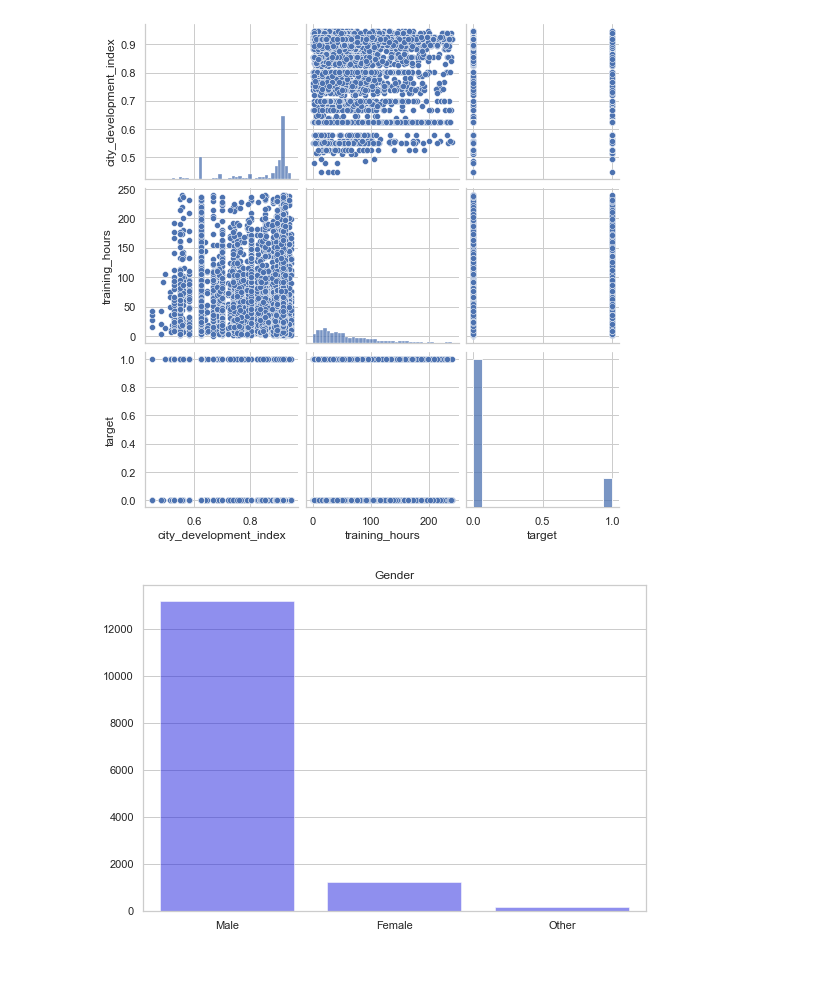
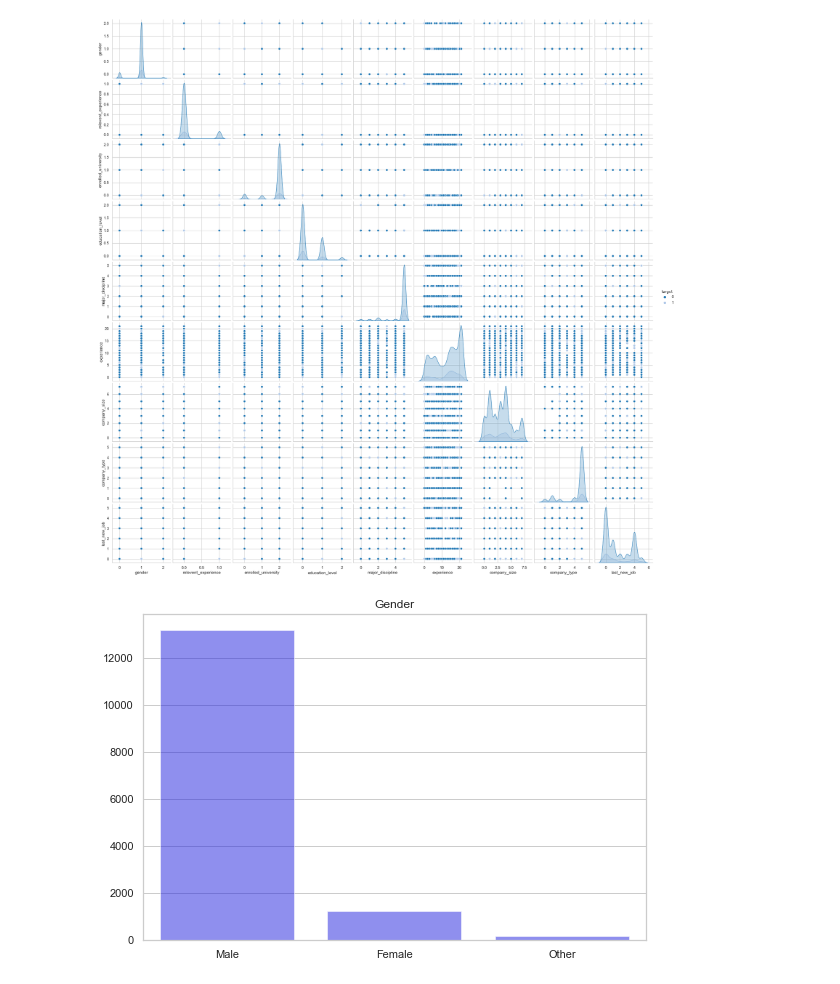
Before and after one commit to Xiajiruo/HR-Analytics-Job-Change-of-Data-Scientists, a Jupyter notebook: hr.ipynb, the cells around one changed output. Saved outputs shown, nothing was run; the diff lists cells and outputs as text; code cells hidden in the pictures.

Commit message:
add plots

```diff
--- a/hr.ipynb
+++ b/hr.ipynb
@@ -171,4 +176,4 @@ df_train_notna[con].hist(figsize=(12,9));
 # %%
-sns.pairplot(df_train_notna[con+['target']]);
+sns.pairplot(df_train_notna[cat+['target']], palette='tab20', hue='target');
 # %% [output]
-[figure, old version]
+[figure, new version]
```
Also changed, not shown: parts of 6 cells of this notebook.
